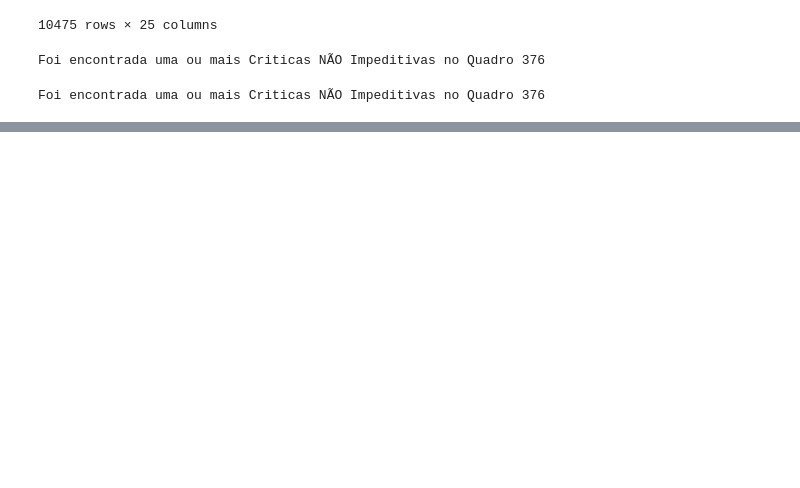
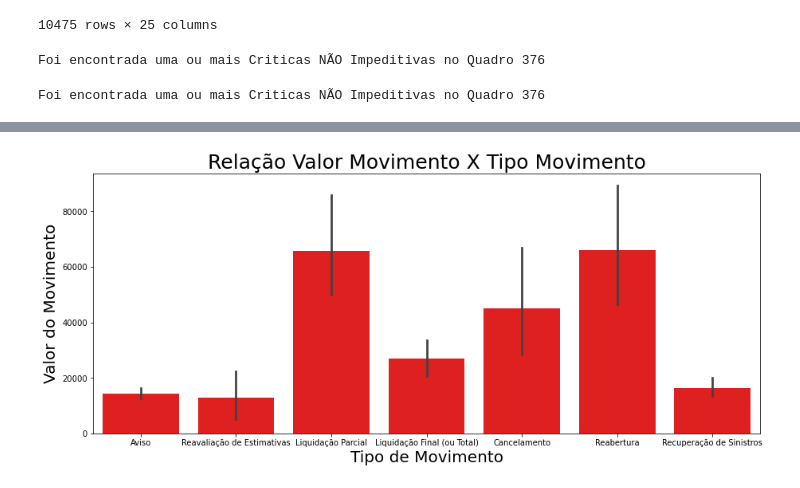
Before and after one commit to hayltonbernardes22/Modelagem_Limpeza_Dados, a Jupyter notebook: Quadro376/VALIDACOES376.ipynb, the cells around one changed output, grey strips where cells are left out. Saved outputs shown, nothing was run; the diff lists cells and outputs as text; code cells hidden in the pictures; blank space fills up the shorter version.

```diff
--- a/Quadro376/VALIDACOES376.ipynb
+++ b/Quadro376/VALIDACOES376.ipynb
@@ -1126,0 +1164,9 @@ df_main.to_csv('376_Trabalho.csv')
+# %%
+plt.figure(figsize=(15,6))
+sns.barplot(x="TPMOID", y="fESRVALORMOV",data=data,color='red')
+plt.title('Relação Valor Movimento X Tipo Movimento', fontsize=25)
+plt.xlabel('Tipo de Movimento', fontsize=20)
+plt.ylabel('Valor do Movimento', fontsize=20)
+plt.show()
+# %% [output]
+[figure, added]
```
Also changed, not shown: parts of 25 cells of this notebook.
